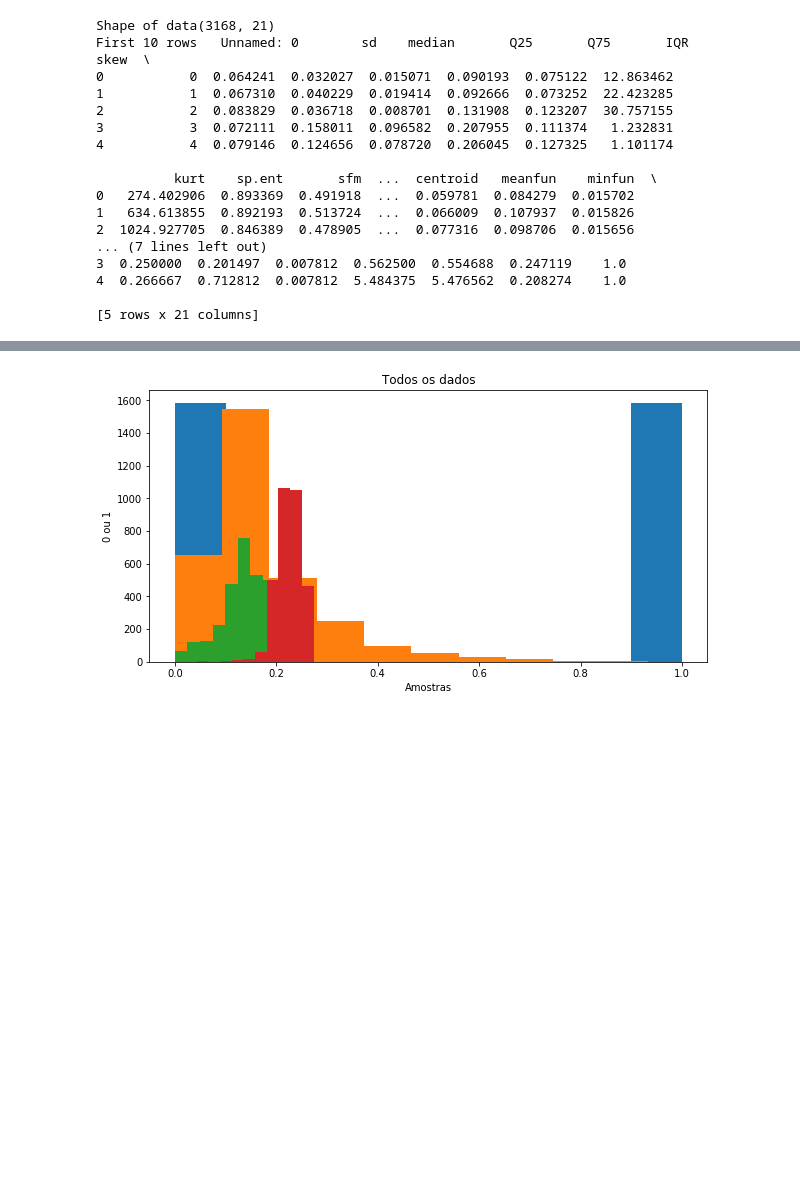
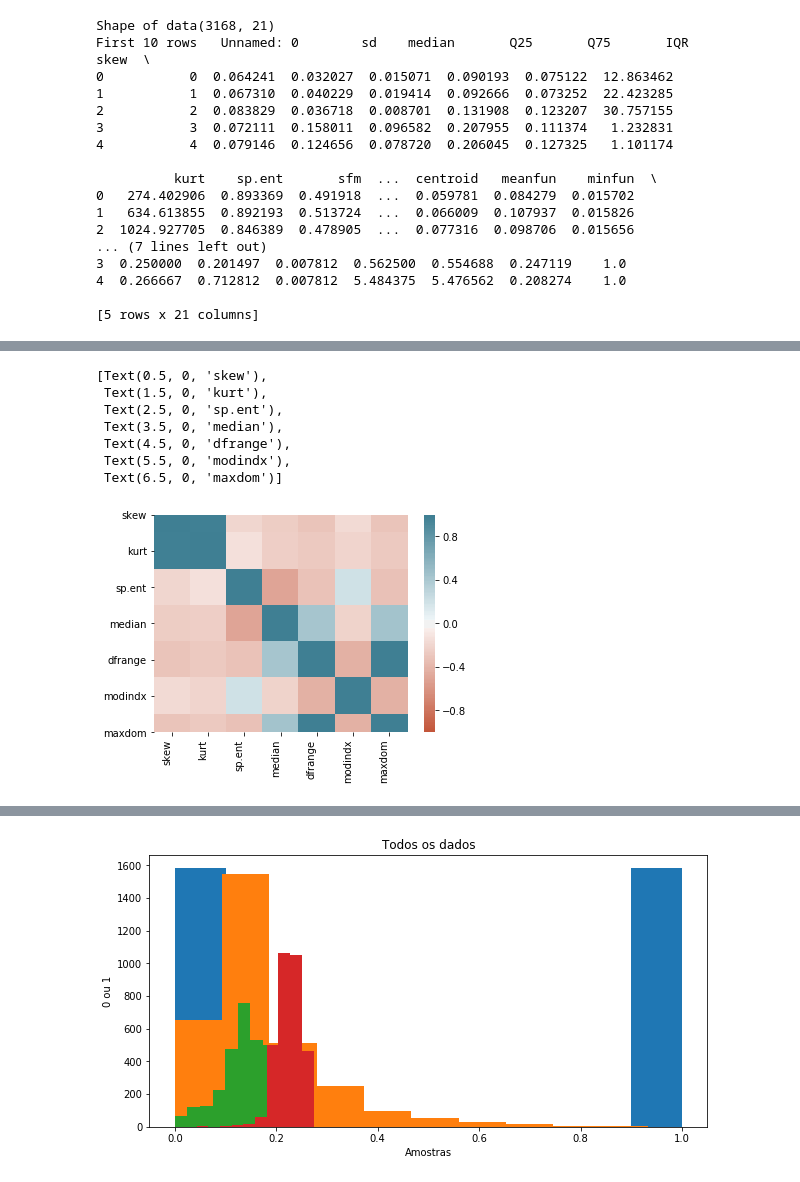
Before and after one commit to jimitogni/ia006, a Jupyter notebook: efc2/efc2.ipynb, the cells around one changed output, grey strips where cells are left out. Drawn from its saved outputs; the diff is of its cells as text; code cells hidden in the pictures; blank space fills up the shorter version.

Commit message:
efc2 histogramas e hatmap

```diff
--- a/efc2/efc2.ipynb
+++ b/efc2/efc2.ipynb
@@ -193,0 +207,20 @@ ax.set_xticklabels(ax.get_xticklabels(),
+# %%
+columns = ['skew', 'kurt', 'sp.ent',
+           'median', 'dfrange', 'modindx', 'maxdom']
+corr = data[columns].corr()
+
+ax = sns.heatmap(corr, vmin=-1, vmax=1, center=0,
+                 cmap=sns.diverging_palette(20, 220, n=200),
+                 square=True)
+
+ax.set_xticklabels(ax.get_xticklabels(),
+                  rotation=90, horizontalalignment='right')
+# %% [output]
+[Text(0.5, 0, 'skew'),
+ Text(1.5, 0, 'kurt'),
+ Text(2.5, 0, 'sp.ent'),
+ Text(3.5, 0, 'median'),
+ Text(4.5, 0, 'dfrange'),
+ Text(5.5, 0, 'modindx'),
+ Text(6.5, 0, 'maxdom')]
+[figure, added]
```
Also changed, not shown: parts of 10 cells of this notebook.
